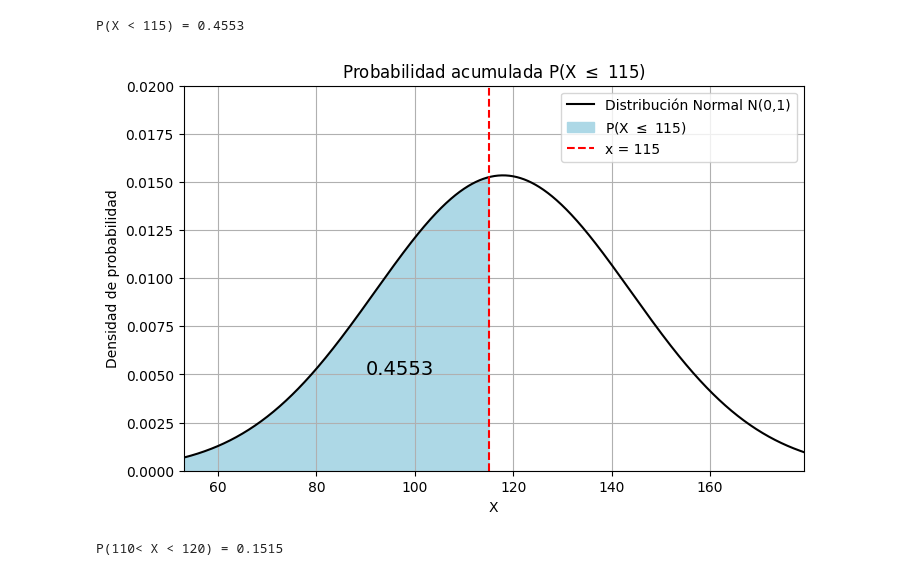
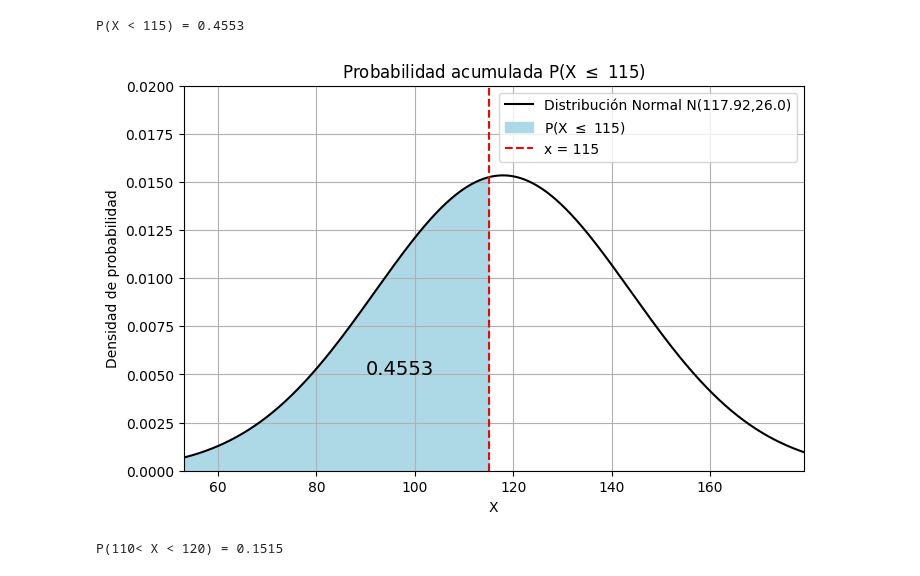
Before and after one commit to ATPYINACAP/AT, a Jupyter notebook: ATX_U2_2_0.ipynb, the cells around one changed output. Drawn from its saved outputs; the diff is of its cells as text; code cells hidden in the pictures.

```diff
--- a/ATX_U2_2_0.ipynb
+++ b/ATX_U2_2_0.ipynb
@@ -9,7 +9,7 @@ Drive already mounted at /content/drive; to attempt to forcibly remount, call dr
 import pandas as pd
 
 # Leer el archivo Excel
-df = pd.read_excel('/content/drive/MyDrive/01_CBPR01/UNIDAD 02/Salmones.xlsx')
+df = pd.read_excel('/content/drive/MyDrive/01_CBPR01/UNIDAD 02/AT02/Salmones.xlsx')
 # %% [markdown]
 **Actividad 01:**
 
@@ -67,35 +67,35 @@ x_vals = np.linspace(df['freshwater'].min(), df['freshwater'].max(), 1000)
 pdf_vals = stats.norm.pdf(x_vals, loc=mu, scale=sigma)
 
 # Calcular el área bajo la curva hasta x
 x_fill = np.linspace(df['freshwater'].min(), x, 1000)
 
 pdf_fill = stats.norm.pdf(x_fill, loc=mu, scale=sigma)
 
 # Crear la gráfica
 plt.figure(figsize=(8, 5))
-plt.plot(x_vals, pdf_vals, label='Distribución Normal N(0,1)', color='black')
+plt.plot(x_vals, pdf_vals, label=f'Distribución Normal N({round(mu,2)},{round(sigma,2)})', color='black')
 plt.fill_between(x_fill, pdf_fill, color='lightblue', label=f'P(X $\leq$ {x})')
 plt.axvline(x, color='red', linestyle='--', label=f'x = {x}')
 
 # Añadir etiquetas y leyenda
 plt.title(f'Probabilidad acumulada P(X $\leq$ {x})')
 plt.xlabel('X')
 plt.ylabel('Densidad de probabilidad')
 plt.legend()
 
 # Ajustar el eje x
 plt.xlim(df['freshwater'].min(), df['freshwater'].max())
 # Ajustar el eje y
 plt.ylim(0, 0.02)
 
 # Mostrar el valor de la probabilidad dentro del área
 plt.text(90, 0.005, f'{prob_a:.4f}', fontsize=14, color='black')
 
 # Mostrar la gráfica
 plt.grid(True)
 plt.show()
 # %% [output]
-[figure, old version]
+[figure, new version]
 # %%
 # b) Esten entre  110 y 120 pulgadas
 # Parámetros de la distribución normal
```
Also changed, not shown: parts of 5 cells of this notebook.
